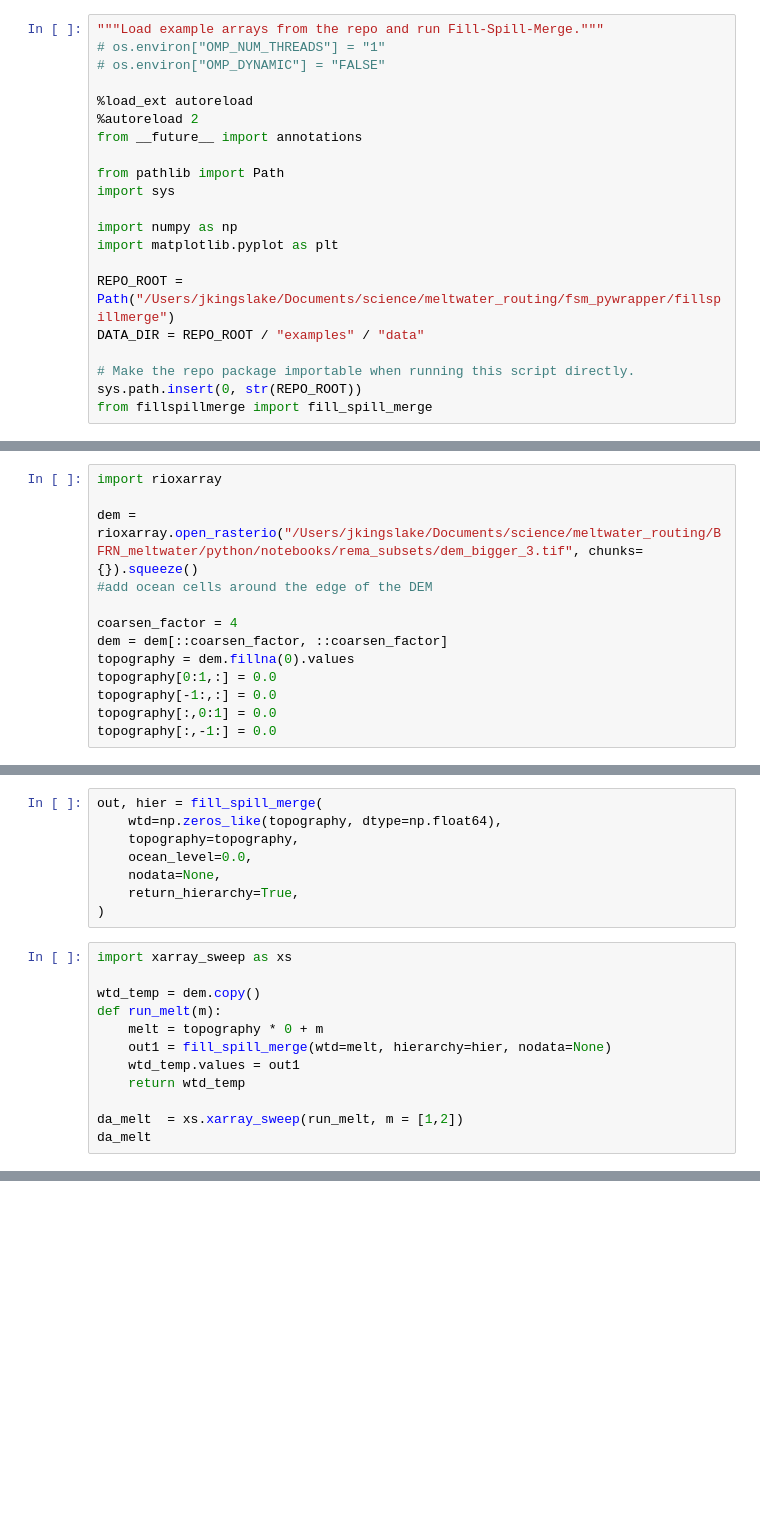
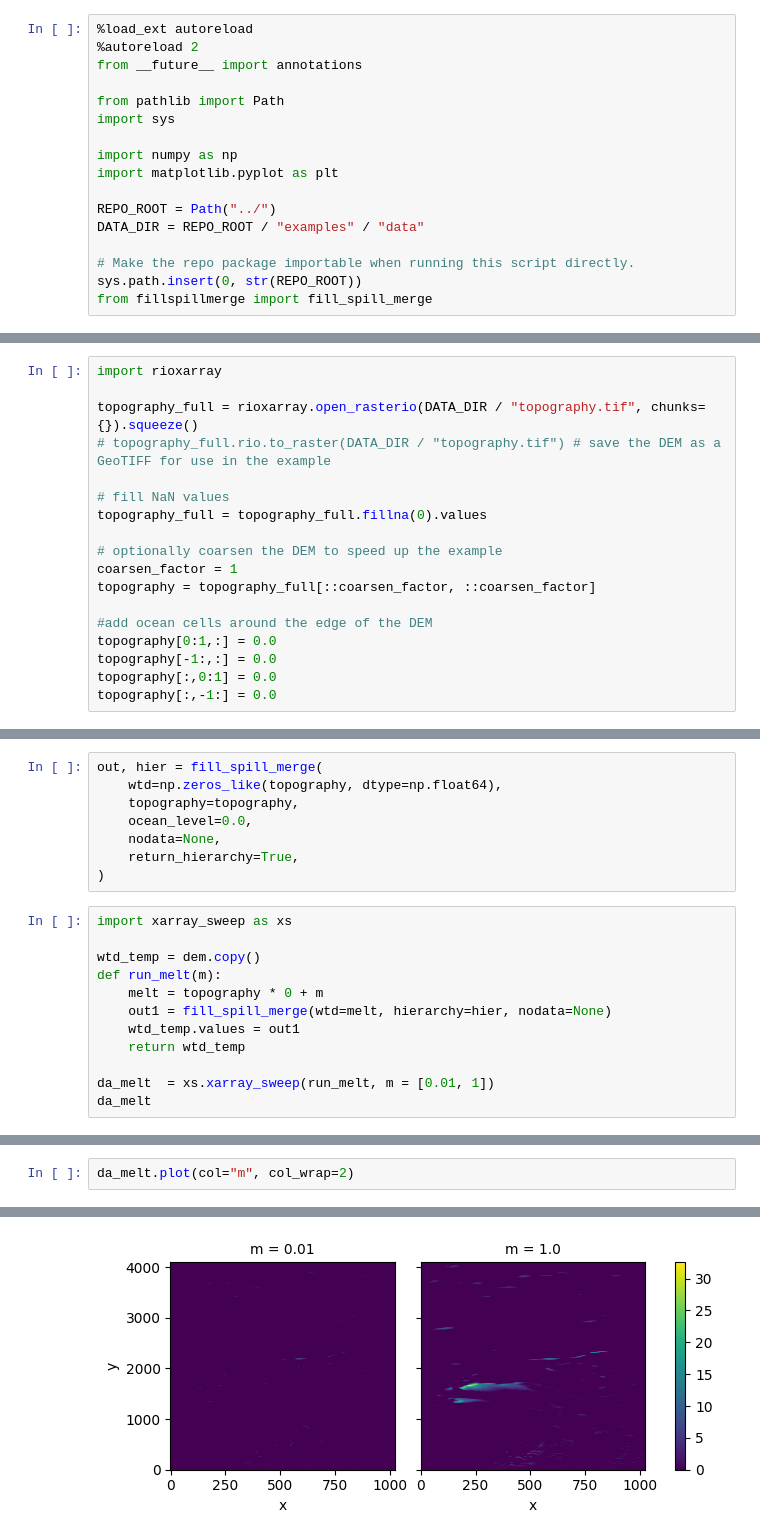
Before and after one commit to jkingslake/fillspillmerge, a Jupyter notebook: examples/example.ipynb, the cells around one changed output, grey strips where cells are left out. Cells and saved outputs as stored; diff of their text form; blank space fills up the shorter version.

```diff
--- a/examples/example.ipynb
+++ b/examples/example.ipynb
@@ -1,8 +3,4 @@
 # %%
-"""Load example arrays from the repo and run Fill-Spill-Merge."""
-# os.environ["OMP_NUM_THREADS"] = "1"
-# os.environ["OMP_DYNAMIC"] = "FALSE"
-
 %load_ext autoreload
 %autoreload 2
 from __future__ import annotations
@@ -13,7 +11,7 @@ import sys
 import numpy as np
 import matplotlib.pyplot as plt
 
-REPO_ROOT = Path("/Users/jkingslake/Documents/science/meltwater_routing/fsm_pywrapper/fillspillmerge")
+REPO_ROOT = Path("../")
 DATA_DIR = REPO_ROOT / "examples" / "data"
 
 # Make the repo package importable when running this script directly.
@@ -61,12 +63,17 @@ fig.colorbar(im1, ax=axes[1])
 # %%
 import rioxarray
 
-dem = rioxarray.open_rasterio("/Users/jkingslake/Documents/science/meltwater_routing/BFRN_meltwater/python/notebooks/rema_subsets/dem_bigger_3.tif", chunks={}).squeeze()
+topography_full = rioxarray.open_rasterio(DATA_DIR / "topography.tif", chunks={}).squeeze()
+# topography_full.rio.to_raster(DATA_DIR / "topography.tif") # save the DEM as a GeoTIFF for use in the example
+
+# fill NaN values
+topography_full = topography_full.fillna(0).values
+
+# optionally coarsen the DEM to speed up the example
+coarsen_factor = 1
+topography = topography_full[::coarsen_factor, ::coarsen_factor]
+
 #add ocean cells around the edge of the DEM
-
-coarsen_factor = 4
-dem = dem[::coarsen_factor, ::coarsen_factor]
-topography = dem.fillna(0).values
 topography[0:1,:] = 0.0
 topography[-1:,:] = 0.0
 topography[:,0:1] = 0.0
@@ -93,6 +96,6 @@ def run_melt(m):
     wtd_temp.values = out1
     return wtd_temp
 
-da_melt  = xs.xarray_sweep(run_melt, m = [1,2])
+da_melt  = xs.xarray_sweep(run_melt, m = [0.01, 1])
 da_melt
 # %% [output]
@@ -140,0 +119,3 @@ plt.axis('equal')
+# %%
+da_melt.plot(col="m", col_wrap=2)
+# %% [output]
@@ -140,0 +123 @@ plt.axis('equal')
+[figure, added]
```
Also changed, not shown: parts of 9 cells of this notebook, 2 other files.
